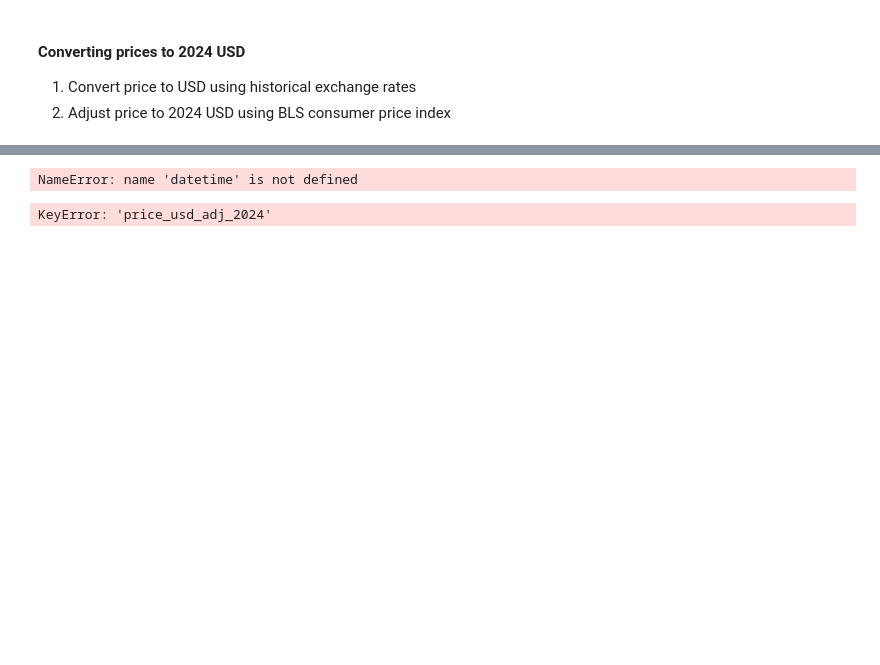
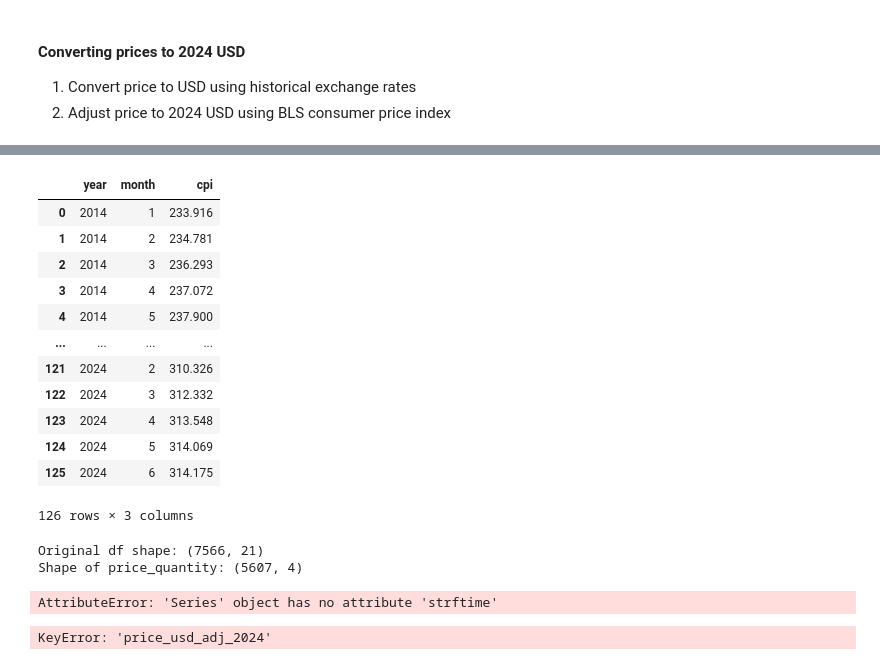
Before and after one commit to tynardone/coffee-review-analysis, a Jupyter notebook: notebooks/1_data_cleaning.ipynb, the cells around one changed output, grey strips where cells are left out. Saved outputs shown, nothing was run; the diff lists cells and outputs as text; code cells hidden in the pictures; blank space fills up the shorter version.

```diff
--- a/notebooks/1_data_cleaning.ipynb
+++ b/notebooks/1_data_cleaning.ipynb
@@ -452,28 +464,43 @@ Shape of price_quantity: (5607, 4)
 # %%
-def load_transform_cpi(file_path: Path) -> pd.DataFrame:
+def load_cpi_dataframe(file_path: Path) -> pd.DataFrame:
     """Loads and transforms the CPI data."""
     try:
         cpi = pd.read_csv(file_path)
     except FileNotFoundError:
-        raise FileNotFoundError("CPI file is not found in the specified directory.")
+        raise FileNotFoundError("CPI file is not found in directory: {file_path}")
 
     cpi.columns = cpi.columns.str.strip().str.lower().str.replace(" ", "_")
+
     return (
         cpi.drop(columns=["half1", "half2"])
         .melt(id_vars="year", var_name="month", value_name="cpi")
         .assign(
-            month=lambda df_: df_["month"]
-            .apply(lambda x: datetime.strptime(x, "%b").month)
-            .dropna()
-            .reset_index(drop=True)
+            month=lambda df_: df_["month"].apply(
+                lambda x: datetime.strptime(x, "%b").month
+            )
         )
+        .dropna()
+        .sort_values(["year", "month"])
+        .reset_index(drop=True)
     )
 
 
-cpi = load_transform_cpi(DATA_DIR / "external" / "consumer_price_index.csv")
+cpi = load_cpi_dataframe(DATA_DIR / "external" / "consumer_price_index.csv")
 cpi
 # %% [output]
+|  | year | month | cpi |
+| 0 | 2014 | 1 | 233.916 |
+| 1 | 2014 | 2 | 234.781 |
+| 2 | 2014 | 3 | 236.293 |
+| 3 | 2014 | 4 | 237.072 |
+| 4 | 2014 | 5 | 237.900 |
+| ... | ... | ... | ... |
+| 121 | 2024 | 2 | 310.326 |
+| 122 | 2024 | 3 | 312.332 |
+| 123 | 2024 | 4 | 313.548 |
+| 124 | 2024 | 5 | 314.069 |
+| 125 | 2024 | 6 | 314.175 |
-NameError: name 'datetime' is not defined
+126 rows × 3 columns
 # %%
 def create_cpi_adjusted_price(
     df: pd.DataFrame, file_path: Path, date: str = "2024-01-01"
@@ -481,7 +508,7 @@ def create_cpi_adjusted_price(
     """
     Adjusts historical price data to 2024 prices using CPI data.
     """
-    cpi = load_transform_cpi(file_path)
+    cpi = load_cpi_dataframe(file_path)
     cpi_baseline = cpi.loc[cpi["date"] == date, "consumer_price_index"].values[0]
 
     return (
@@ -509,6 +536,10 @@ df = (
 )
 
 df.sample(3)
+# %% [output]
+Original df shape: (7566, 21)
+Shape of price_quantity: (5607, 4)
+AttributeError: 'Series' object has no attribute 'strftime'
 # %%
 (
     df.assign(
```
Also changed, not shown: parts of 4 cells of this notebook.
